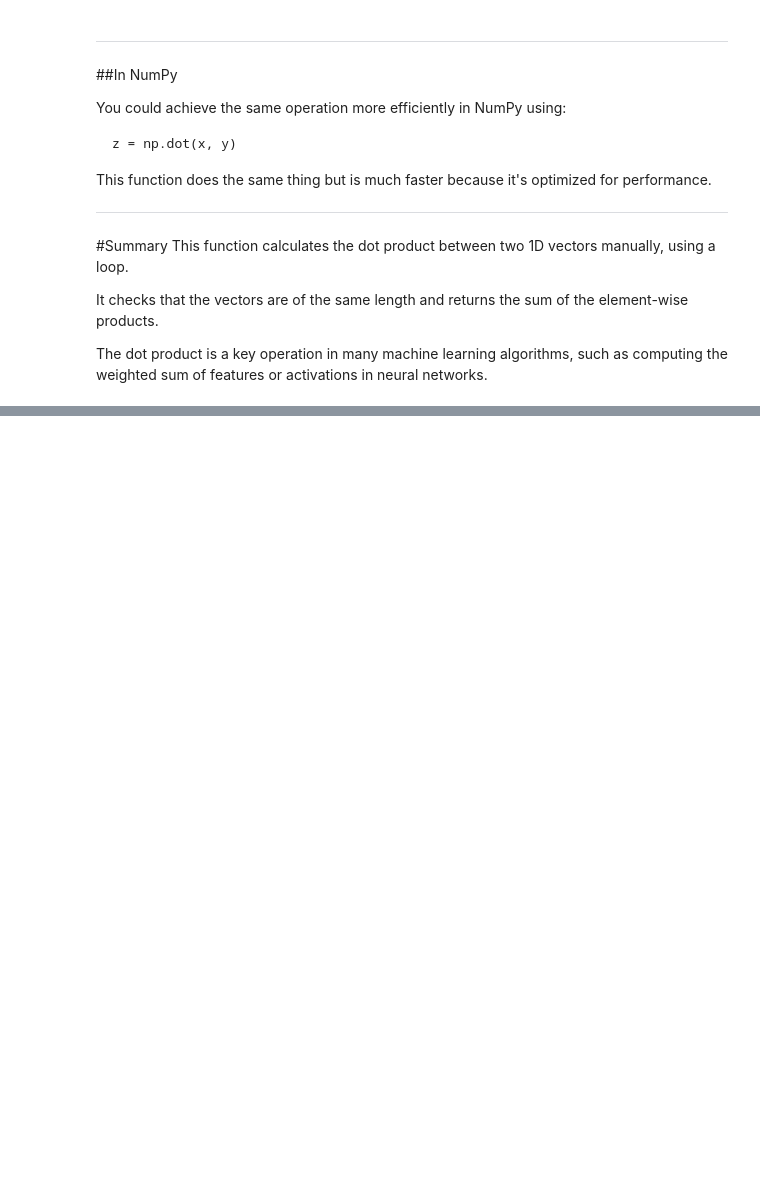
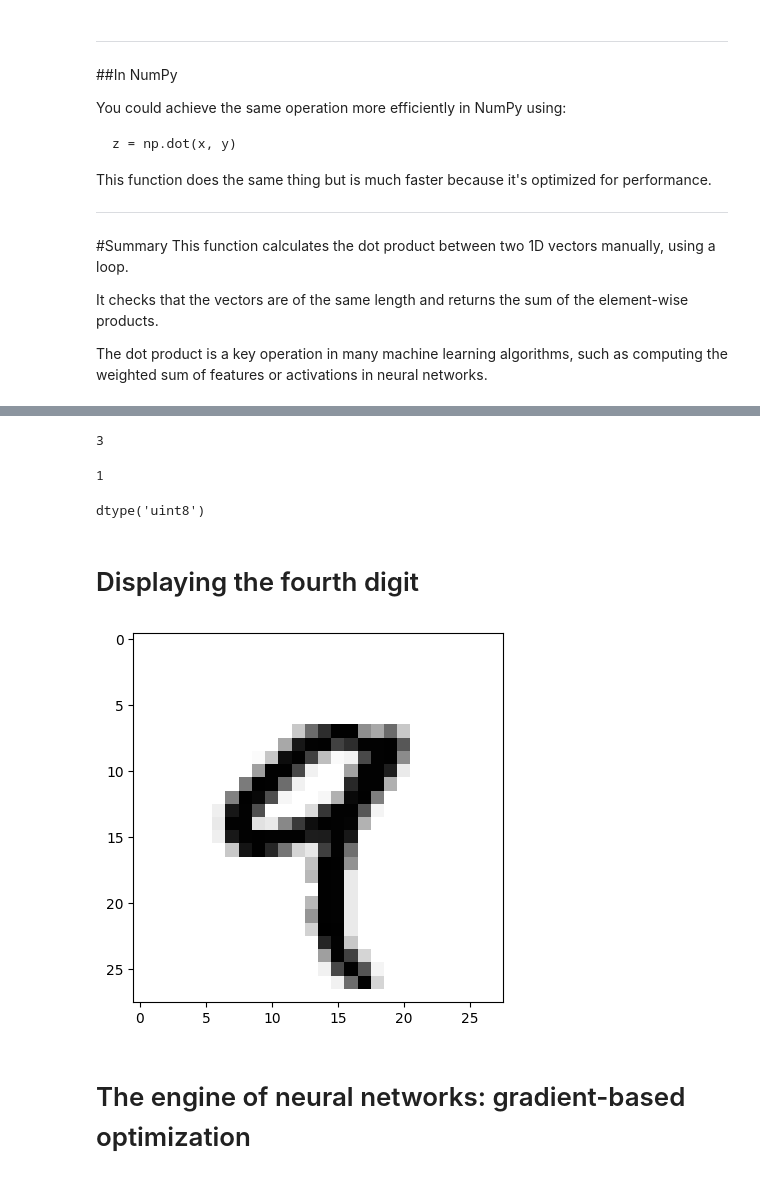
Before and after one commit to drpetros11111/deep-learning-with-python-notebooks, a Jupyter notebook: 02_DataRepr_tf.ipynb, the cells around one changed output, grey strips where cells are left out. Cells and saved outputs as stored; diff of their text form; code cells hidden in the pictures; blank space fills up the shorter version.

```diff
--- a/02_DataRepr_tf.ipynb
+++ b/02_DataRepr_tf.ipynb
@@ -635,0 +764,3 @@ The dot product is a key operation in many machine learning algorithms, such as
+# %%
+from tensorflow.keras.datasets import mnist
+(train_images, train_labels), (test_images, test_labels) = mnist.load_data()
@@ -635,0 +822,17 @@ The dot product is a key operation in many machine learning algorithms, such as
+# %%
+from tensorflow.keras.datasets import mnist
+(train_images, train_labels), (test_images, test_labels) = mnist.load_data()
+# %%
+train_images.ndim
+# %% [output]
+3
+# %%
+train_labels.ndim
+# %% [output]
+1
+# %%
+train_images.dtype
+# %% [output]
+dtype('uint8')
+# %% [markdown]
+# Displaying the fourth digit
@@ -635,0 +844,11 @@ The dot product is a key operation in many machine learning algorithms, such as
+# %%
+import matplotlib.pyplot as plt
+
+# Changing 'train_image' to 'train_images' assuming this is the intended variable
+digit = train_images[4]
+plt.imshow(digit, cmap=plt.cm.binary)
+plt.show()
+# %% [output]
+[figure, added]
+# %% [markdown]
+# The engine of neural networks: gradient-based optimization
```
Also changed, not shown: parts of 21 cells of this notebook.
